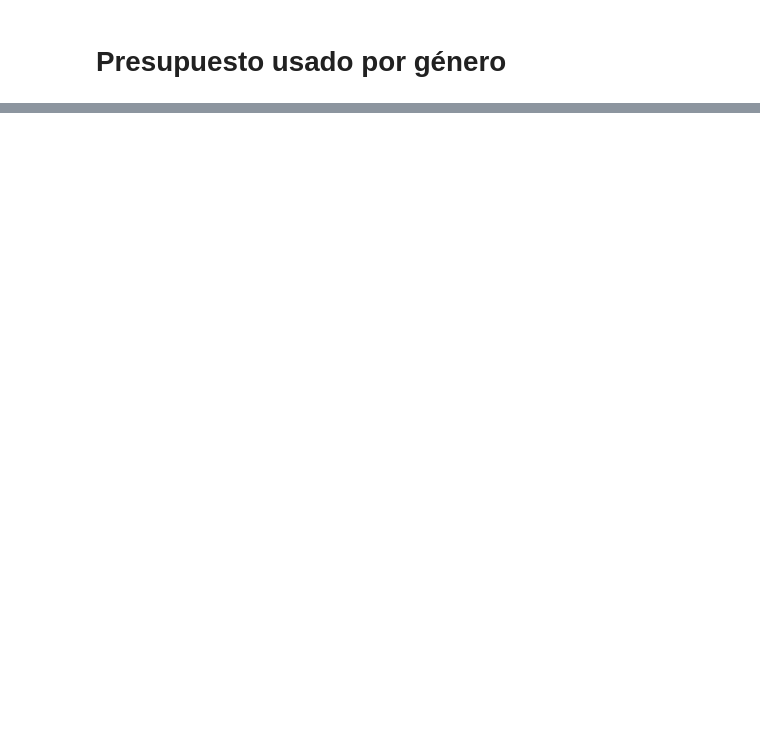
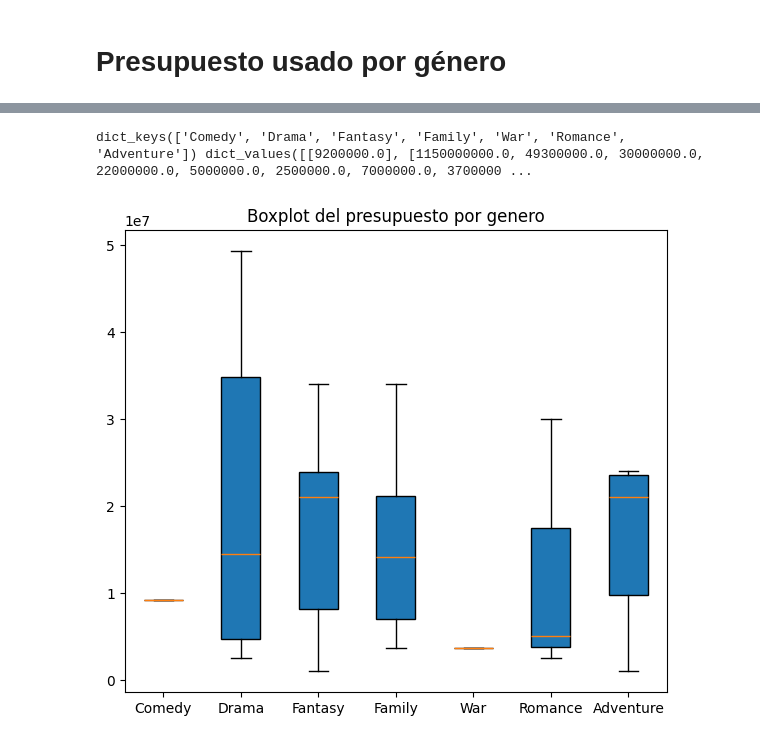
Before and after one commit to Inkhemi/Tarea_1_Grupo_11_CC, a Jupyter notebook: Código/Bruno_Rojas/tarea1.ipynb, the cells around one changed output, grey strips where cells are left out. Cells and saved outputs as stored; diff of their text form; code cells hidden in the pictures; blank space fills up the shorter version.

```diff
--- a/Código/Bruno_Rojas/tarea1.ipynb
+++ b/Código/Bruno_Rojas/tarea1.ipynb
@@ -81,0 +100,13 @@ dict_keys(['Comedy', 'Drama', 'Fantasy', 'Family', 'War', 'Romance', 'Adventure'
+# %%
+labels,data = generos_presupuesto.keys(), generos_presupuesto.values()
+
+print(labels, data)
+plt.figure(figsize=(7, 6))
+plt.title('Boxplot del presupuesto por genero')
+plt.boxplot(data,showfliers=False, patch_artist=True)
+#plt.title('Boxplot de la recaudacion por genero')
+plt.xticks(range(1, len(labels) + 1), labels)
+plt.show()
+# %% [output]
+dict_keys(['Comedy', 'Drama', 'Fantasy', 'Family', 'War', 'Romance', 'Adventure']) dict_values([[9200000.0], [1150000000.0, 49300000.0, 30000000.0, 22000000.0, 5000000.0, 2500000.0, 7000000.0, 3700000 ...
+[figure, added]
```
Also changed, not shown: parts of 2 cells of this notebook.
